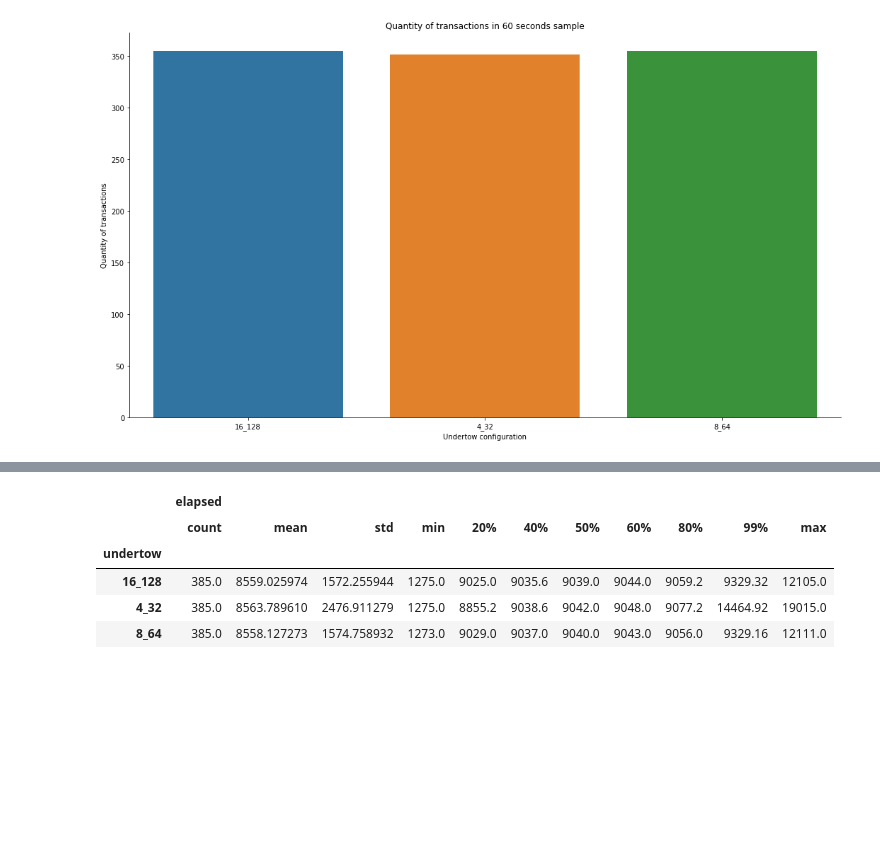
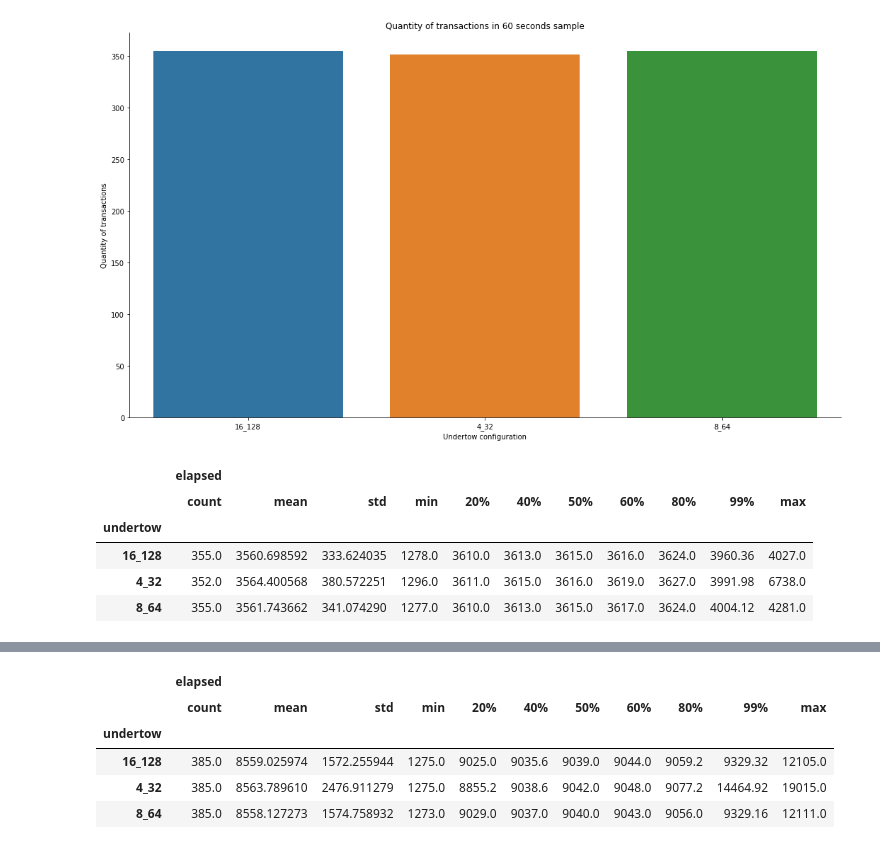
Before and after one commit to solujan/performance-test, a Jupyter notebook: spring_boot_performance_resttemplate.ipynb, the cells around one changed output, grey strips where cells are left out. Saved outputs shown, nothing was run; the diff lists cells and outputs as text; code cells hidden in the pictures; blank space fills up the shorter version.

```diff
--- a/spring_boot_performance_resttemplate.ipynb
+++ b/spring_boot_performance_resttemplate.ipynb
@@ -300,3 +302,16 @@ plt.ylabel('Quantity of transactions')
 seaborn.despine()
 # %% [output]
 [figure]
+# %%
+# percentile list
+perc =[.20, .40, .60, .80, .99]
+
+# calling describe method
+dataset_undertow[dataset_undertow['threads']==20].groupby('undertow').describe(percentiles = perc)[['elapsed']]
+# %% [output]
+|  | elapsed |  |  |  |  |  |  |  |  |  |  |
+|  | count | mean | std | min | 20% | 40% | 50% | 60% | 80% | 99% | max |
+| undertow |  |  |  |  |  |  |  |  |  |  |  |
+| 16_128 | 355.0 | 3560.698592 | 333.624035 | 1278.0 | 3610.0 | 3613.0 | 3615.0 | 3616.0 | 3624.0 | 3960.36 | 4027.0 |
+| 4_32 | 352.0 | 3564.400568 | 380.572251 | 1296.0 | 3611.0 | 3615.0 | 3616.0 | 3619.0 | 3627.0 | 3991.98 | 6738.0 |
+| 8_64 | 355.0 | 3561.743662 | 341.074290 | 1277.0 | 3610.0 | 3613.0 | 3615.0 | 3617.0 | 3624.0 | 4004.12 | 4281.0 |
```
Also changed, not shown: parts of 8 cells of this notebook.
